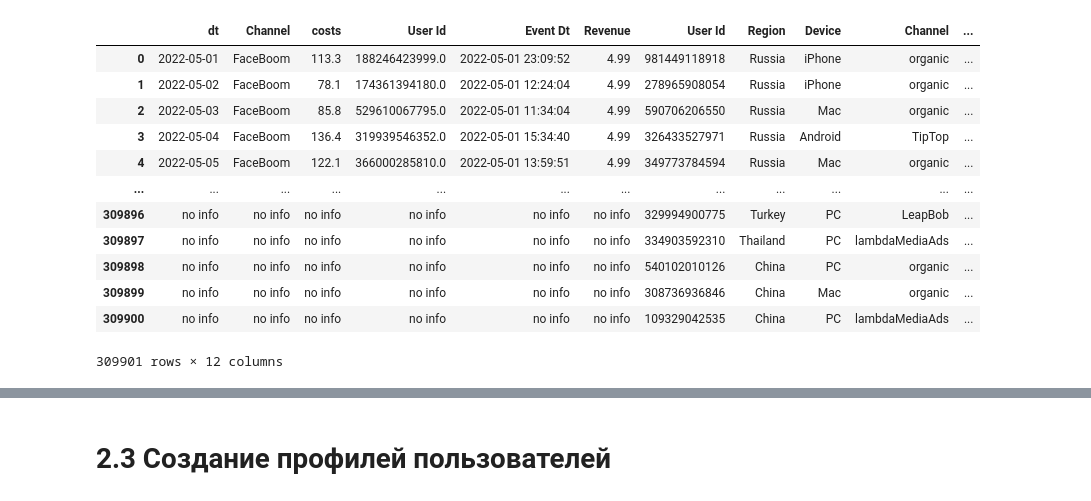
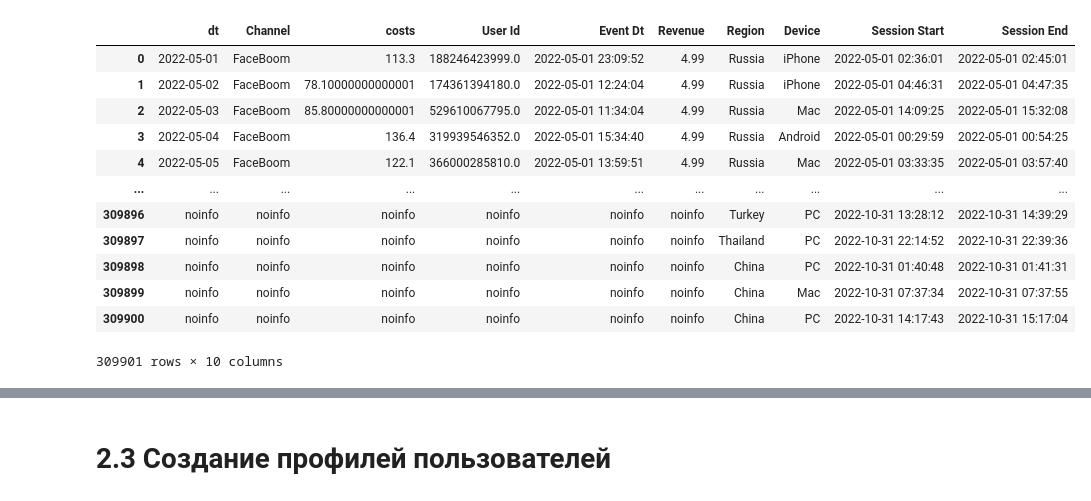
Before and after one commit to morfin264/marketing, a Jupyter notebook: Report_C2.ipynb, the cells around one changed output, grey strips where cells are left out. Saved outputs shown, nothing was run; the diff lists cells and outputs as text; code cells hidden in the pictures.

```diff
--- a/Report_C2.ipynb
+++ b/Report_C2.ipynb
@@ -43,2 +63,17 @@ orders=pd.read_csv('c:\\Users\\kikot\\Downloads\\Telegram Desktop\\orders.csv')
 # %%
-expenses=pd.read_csv('c:\\Users\\kikot\\OneDrive\Рабочий стол\expenses.csv')
+df=pd.read_csv("C:\\Users\\kikot\\OneDrive\\Рабочий стол\\маркетинг\\prob.csv")
+df
+# %% [output]
+|  | dt | Channel | costs | User Id | Event Dt | Revenue | Region | Device | Session Start | Session End |
+| 0 | 2022-05-01 | FaceBoom | 113.3 | 188246423999.0 | 2022-05-01 23:09:52 | 4.99 | Russia | iPhone | 2022-05-01 02:36:01 | 2022-05-01 02:45:01 |
+| 1 | 2022-05-02 | FaceBoom | 78.10000000000001 | 174361394180.0 | 2022-05-01 12:24:04 | 4.99 | Russia | iPhone | 2022-05-01 04:46:31 | 2022-05-01 04:47:35 |
+| 2 | 2022-05-03 | FaceBoom | 85.80000000000001 | 529610067795.0 | 2022-05-01 11:34:04 | 4.99 | Russia | Mac | 2022-05-01 14:09:25 | 2022-05-01 15:32:08 |
+| 3 | 2022-05-04 | FaceBoom | 136.4 | 319939546352.0 | 2022-05-01 15:34:40 | 4.99 | Russia | Android | 2022-05-01 00:29:59 | 2022-05-01 00:54:25 |
+| 4 | 2022-05-05 | FaceBoom | 122.1 | 366000285810.0 | 2022-05-01 13:59:51 | 4.99 | Russia | Mac | 2022-05-01 03:33:35 | 2022-05-01 03:57:40 |
+| ... | ... | ... | ... | ... | ... | ... | ... | ... | ... | ... |
+| 309896 | noinfo | noinfo | noinfo | noinfo | noinfo | noinfo | Turkey | PC | 2022-10-31 13:28:12 | 2022-10-31 14:39:29 |
+| 309897 | noinfo | noinfo | noinfo | noinfo | noinfo | noinfo | Thailand | PC | 2022-10-31 22:14:52 | 2022-10-31 22:39:36 |
+| 309898 | noinfo | noinfo | noinfo | noinfo | noinfo | noinfo | China | PC | 2022-10-31 01:40:48 | 2022-10-31 01:41:31 |
+| 309899 | noinfo | noinfo | noinfo | noinfo | noinfo | noinfo | China | Mac | 2022-10-31 07:37:34 | 2022-10-31 07:37:55 |
+| 309900 | noinfo | noinfo | noinfo | noinfo | noinfo | noinfo | China | PC | 2022-10-31 14:17:43 | 2022-10-31 15:17:04 |
+309901 rows × 10 columns
@@ -51,17 +79,0 @@ cursor = conn.cursor()
-# %%
-merged_df = pd.concat([expenses, orders, visitation], axis=1)
-merged_df.fillna('no info')
-# %% [output]
-|  | dt | Channel | costs | User Id | Event Dt | Revenue | User Id | Region | Device | Channel | ... |
-| 0 | 2022-05-01 | FaceBoom | 113.3 | 188246423999.0 | 2022-05-01 23:09:52 | 4.99 | 981449118918 | Russia | iPhone | organic | ... |
-| 1 | 2022-05-02 | FaceBoom | 78.1 | 174361394180.0 | 2022-05-01 12:24:04 | 4.99 | 278965908054 | Russia | iPhone | organic | ... |
-| 2 | 2022-05-03 | FaceBoom | 85.8 | 529610067795.0 | 2022-05-01 11:34:04 | 4.99 | 590706206550 | Russia | Mac | organic | ... |
-| 3 | 2022-05-04 | FaceBoom | 136.4 | 319939546352.0 | 2022-05-01 15:34:40 | 4.99 | 326433527971 | Russia | Android | TipTop | ... |
-| 4 | 2022-05-05 | FaceBoom | 122.1 | 366000285810.0 | 2022-05-01 13:59:51 | 4.99 | 349773784594 | Russia | Mac | organic | ... |
-| ... | ... | ... | ... | ... | ... | ... | ... | ... | ... | ... | ... |
-| 309896 | no info | no info | no info | no info | no info | no info | 329994900775 | Turkey | PC | LeapBob | ... |
-| 309897 | no info | no info | no info | no info | no info | no info | 334903592310 | Thailand | PC | lambdaMediaAds | ... |
-| 309898 | no info | no info | no info | no info | no info | no info | 540102010126 | China | PC | organic | ... |
-| 309899 | no info | no info | no info | no info | no info | no info | 308736936846 | China | Mac | organic | ... |
-| 309900 | no info | no info | no info | no info | no info | no info | 109329042535 | China | PC | lambdaMediaAds | ... |
-309901 rows × 12 columns
```
Also changed, not shown: parts of 17 cells of this notebook.
